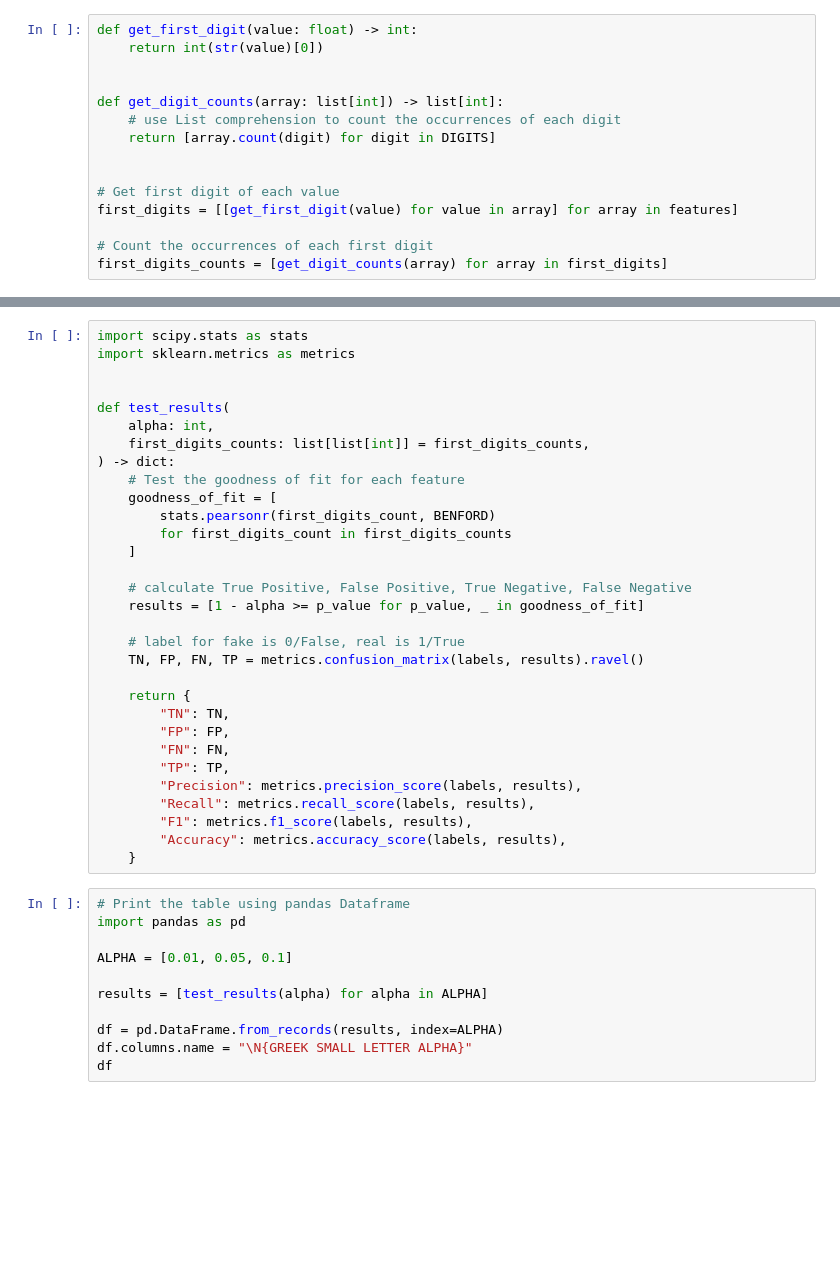
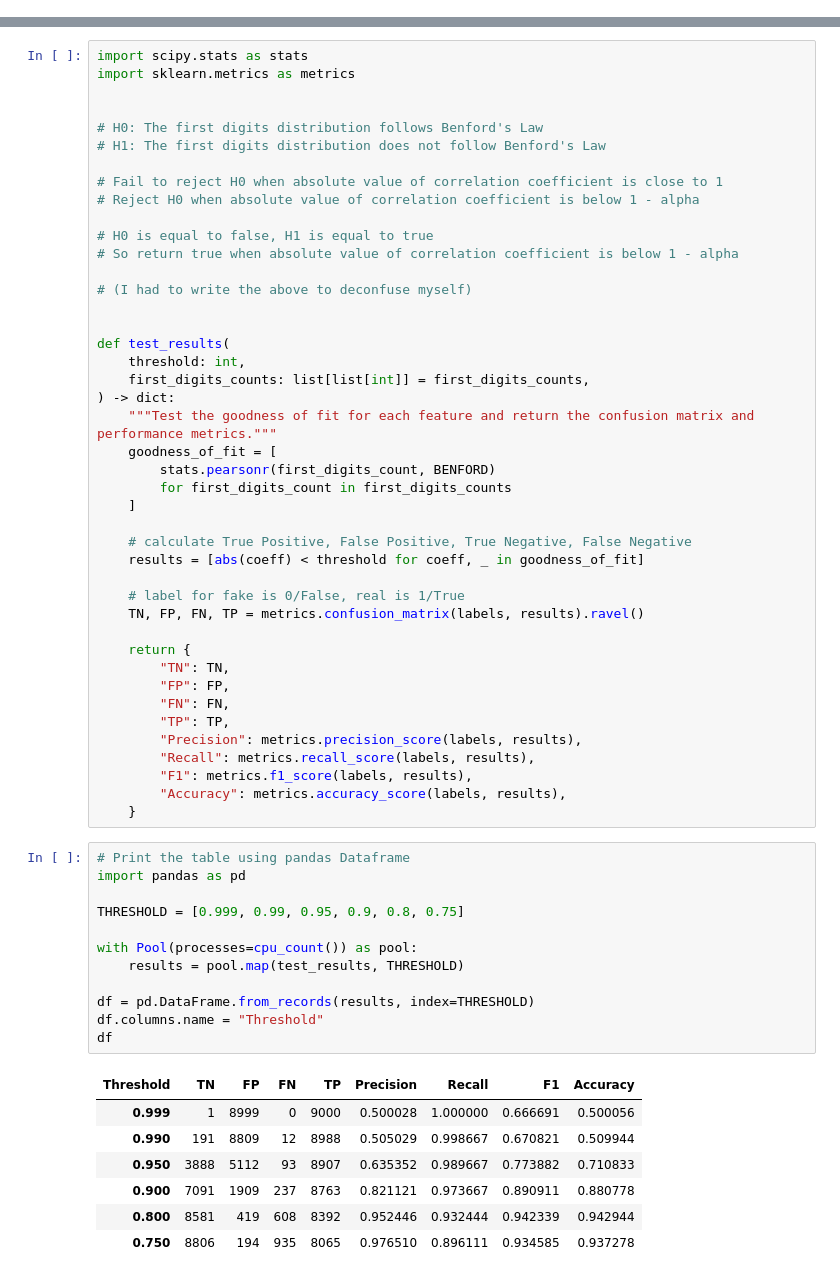
Before and after one commit to WessellUrdata/Benfords-Law, a Jupyter notebook: notebooks/demo.ipynb, the cells around one changed output, grey strips where cells are left out. Cells and saved outputs as stored; diff of their text form; blank space fills up the shorter version.

```diff
--- a/notebooks/demo.ipynb
+++ b/notebooks/demo.ipynb
@@ -50,15 +175,0 @@ BENFORD = np.log10(1 + 1 / DIGITS)
-# %%
-def get_first_digit(value: float) -> int:
-    return int(str(value)[0])
-
-
-def get_digit_counts(array: list[int]) -> list[int]:
-    # use List comprehension to count the occurrences of each digit
-    return [array.count(digit) for digit in DIGITS]
-
-
-# Get first digit of each value
-first_digits = [[get_first_digit(value) for value in array] for array in features]
-
-# Count the occurrences of each first digit
-first_digits_counts = [get_digit_counts(array) for array in first_digits]
@@ -67,18 +223,30 @@ import scipy.stats as stats
 import sklearn.metrics as metrics
 
 
+# H0: The first digits distribution follows Benford's Law
+# H1: The first digits distribution does not follow Benford's Law
+
+# Fail to reject H0 when absolute value of correlation coefficient is close to 1
+# Reject H0 when absolute value of correlation coefficient is below 1 - alpha
+
+# H0 is equal to false, H1 is equal to true
+# So return true when absolute value of correlation coefficient is below 1 - alpha
+
+# (I had to write the above to deconfuse myself)
+
+
 def test_results(
-    alpha: int,
+    threshold: int,
     first_digits_counts: list[list[int]] = first_digits_counts,
 ) -> dict:
-    # Test the goodness of fit for each feature
+    """Test the goodness of fit for each feature and return the confusion matrix and performance metrics."""
     goodness_of_fit = [
         stats.pearsonr(first_digits_count, BENFORD)
         for first_digits_count in first_digits_counts
     ]
 
     # calculate True Positive, False Positive, True Negative, False Negative
-    results = [1 - alpha >= p_value for p_value, _ in goodness_of_fit]
+    results = [abs(coeff) < threshold for coeff, _ in goodness_of_fit]
 
     # label for fake is 0/False, real is 1/True
     TN, FP, FN, TP = metrics.confusion_matrix(labels, results).ravel()
@@ -96,11 +264,20 @@ def test_results(
 # %%
 # Print the table using pandas Dataframe
 import pandas as pd
 
-ALPHA = [0.01, 0.05, 0.1]
+THRESHOLD = [0.999, 0.99, 0.95, 0.9, 0.8, 0.75]
 
-results = [test_results(alpha) for alpha in ALPHA]
+with Pool(processes=cpu_count()) as pool:
+    results = pool.map(test_results, THRESHOLD)
 
-df = pd.DataFrame.from_records(results, index=ALPHA)
-df.columns.name = "\N{GREEK SMALL LETTER ALPHA}"
+df = pd.DataFrame.from_records(results, index=THRESHOLD)
+df.columns.name = "Threshold"
 df
+# %% [output]
+| Threshold | TN | FP | FN | TP | Precision | Recall | F1 | Accuracy |
+| 0.999 | 1 | 8999 | 0 | 9000 | 0.500028 | 1.000000 | 0.666691 | 0.500056 |
+| 0.990 | 191 | 8809 | 12 | 8988 | 0.505029 | 0.998667 | 0.670821 | 0.509944 |
+| 0.950 | 3888 | 5112 | 93 | 8907 | 0.635352 | 0.989667 | 0.773882 | 0.710833 |
+| 0.900 | 7091 | 1909 | 237 | 8763 | 0.821121 | 0.973667 | 0.890911 | 0.880778 |
+| 0.800 | 8581 | 419 | 608 | 8392 | 0.952446 | 0.932444 | 0.942339 | 0.942944 |
+| 0.750 | 8806 | 194 | 935 | 8065 | 0.976510 | 0.896111 | 0.934585 | 0.937278 |
```
Also changed, not shown: parts of 13 cells of this notebook.
